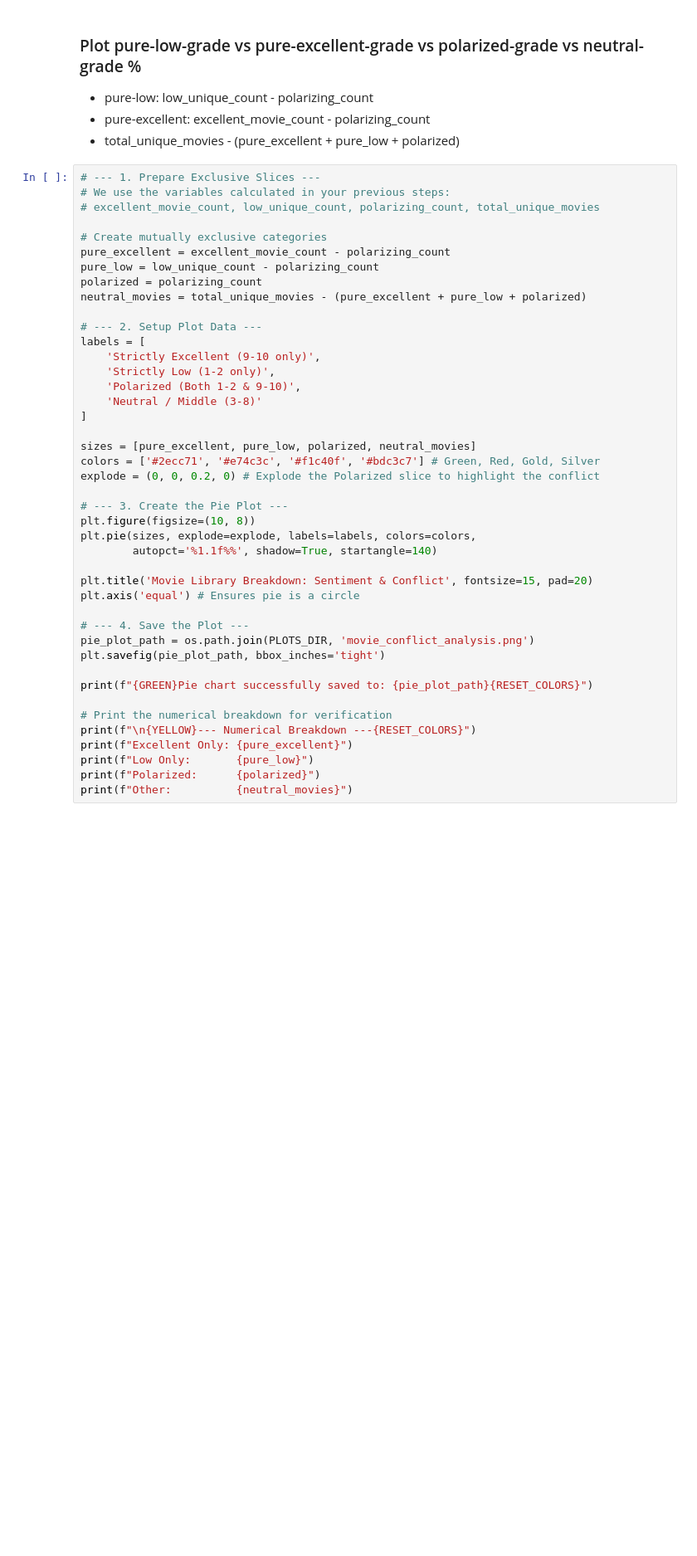
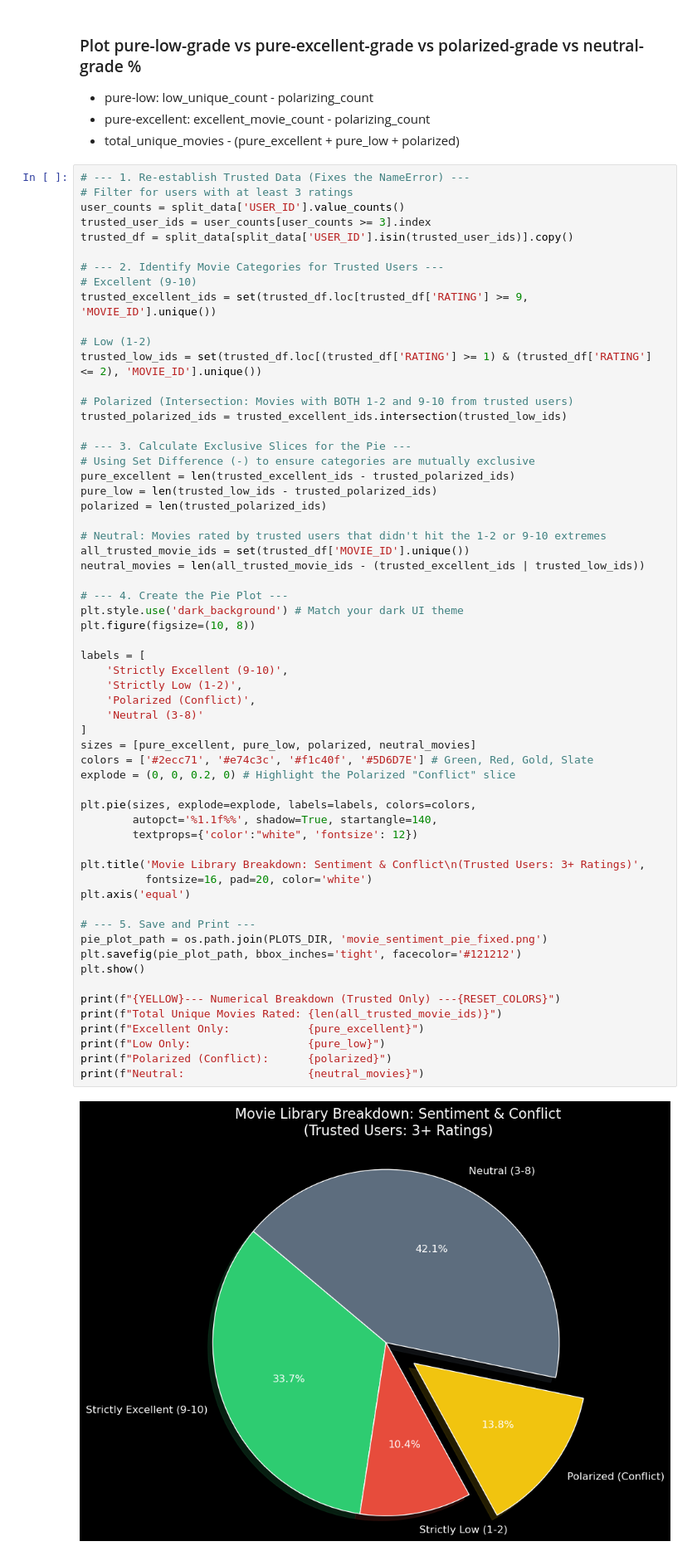
Before and after one commit to GeorgeStyl/Neural-Movie-Clusters, a Jupyter notebook: notebooks/0z_DROPBOX_clustering_and_embeddings.ipynb, the cells around one changed output. Shown at 83% size. Saved outputs shown, nothing was run; the diff lists cells and outputs as text; blank space fills up the shorter version.

```diff
--- a/notebooks/0z_DROPBOX_clustering_and_embeddings.ipynb
+++ b/notebooks/0z_DROPBOX_clustering_and_embeddings.ipynb
@@ -308,45 +283,64 @@ Sample of Polarizing Movie IDs:
 - pure-excellent: excellent_movie_count - polarizing_count
 -  total_unique_movies - (pure_excellent + pure_low + polarized)
 # %%
-# --- 1. Prepare Exclusive Slices ---
-# We use the variables calculated in your previous steps:
-# excellent_movie_count, low_unique_count, polarizing_count, total_unique_movies
+# --- 1. Re-establish Trusted Data (Fixes the NameError) ---
+# Filter for users with at least 3 ratings
+user_counts = split_data['USER_ID'].value_counts()
+trusted_user_ids = user_counts[user_counts >= 3].index
+trusted_df = split_data[split_data['USER_ID'].isin(trusted_user_ids)].copy()
 
-# Create mutually exclusive categories
-pure_excellent = excellent_movie_count - polarizing_count
-pure_low = low_unique_count - polarizing_count
-polarized = polarizing_count
-neutral_movies = total_unique_movies - (pure_excellent + pure_low + polarized)
+# --- 2. Identify Movie Categories for Trusted Users ---
+# Excellent (9-10)
+trusted_excellent_ids = set(trusted_df.loc[trusted_df['RATING'] >= 9, 'MOVIE_ID'].unique())
 
-# --- 2. Setup Plot Data ---
+# Low (1-2)
+trusted_low_ids = set(trusted_df.loc[(trusted_df['RATING'] >= 1) & (trusted_df['RATING'] <= 2), 'MOVIE_ID'].unique())
+
+# Polarized (Intersection: Movies with BOTH 1-2 and 9-10 from trusted users)
+trusted_polarized_ids = trusted_excellent_ids.intersection(trusted_low_ids)
+
+# --- 3. Calculate Exclusive Slices for the Pie ---
+# Using Set Difference (-) to ensure categories are mutually exclusive
+pure_excellent = len(trusted_excellent_ids - trusted_polarized_ids)
+pure_low = len(trusted_low_ids - trusted_polarized_ids)
+polarized = len(trusted_polarized_ids)
+
+# Neutral: Movies rated by trusted users that didn't hit the 1-2 or 9-10 extremes
+all_trusted_movie_ids = set(trusted_df['MOVIE_ID'].unique())
+neutral_movies = len(all_trusted_movie_ids - (trusted_excellent_ids | trusted_low_ids))
+
+# --- 4. Create the Pie Plot ---
+plt.style.use('dark_background') # Match your dark UI theme
+plt.figure(figsize=(10, 8))
+
 labels = [
-    'Strictly Excellent (9-10 only)',
-    'Strictly Low (1-2 only)',
-    'Polarized (Both 1-2 & 9-10)',
-    'Neutral / Middle (3-8)'
+    'Strictly Excellent (9-10)',
+    'Strictly Low (1-2)',
+    'Polarized (Conflict)',
+    'Neutral (3-8)'
 ]
+sizes = [pure_excellent, pure_low, polarized, neutral_movies]
+colors = ['#2ecc71', '#e74c3c', '#f1c40f', '#5D6D7E'] # Green, Red, Gold, Slate
+explode = (0, 0, 0.2, 0) # Highlight the Polarized "Conflict" slice
 
-sizes = [pure_excellent, pure_low, polarized, neutral_movies]
-colors = ['#2ecc71', '#e74c3c', '#f1c40f', '#bdc3c7'] # Green, Red, Gold, Silver
-explode = (0, 0, 0.2, 0) # Explode the Polarized slice to highlight the conflict
+plt.pie(sizes, explode=explode, labels=labels, colors=colors,
+        autopct='%1.1f%%', shadow=True, startangle=140,
+        textprops={'color':"white", 'fontsize': 12})
 
-# --- 3. Create the Pie Plot ---
-plt.figure(figsize=(10, 8))
-plt.pie(sizes, explode=explode, labels=labels, colors=colors,
-        autopct='%1.1f%%', shadow=True, startangle=140)
+plt.title('Movie Library Breakdown: Sentiment & Conflict\n(Trusted Users: 3+ Ratings)',
+          fontsize=16, pad=20, color='white')
+plt.axis('equal')
 
-plt.title('Movie Library Breakdown: Sentiment & Conflict', fontsize=15, pad=20)
-plt.axis('equal') # Ensures pie is a circle
+# --- 5. Save and Print ---
+pie_plot_path = os.path.join(PLOTS_DIR, 'movie_sentiment_pie_fixed.png')
+plt.savefig(pie_plot_path, bbox_inches='tight', facecolor='#121212')
+plt.show()
 
-# --- 4. Save the Plot ---
-pie_plot_path = os.path.join(PLOTS_DIR, 'movie_conflict_analysis.png')
-plt.savefig(pie_plot_path, bbox_inches='tight')
-
-print(f"{GREEN}Pie chart successfully saved to: {pie_plot_path}{RESET_COLORS}")
-
-# Print the numerical breakdown for verification
-print(f"\n{YELLOW}--- Numerical Breakdown ---{RESET_COLORS}")
-print(f"Excellent Only: {pure_excellent}")
-print(f"Low Only:       {pure_low}")
-print(f"Polarized:      {polarized}")
-print(f"Other:          {neutral_movies}")
+print(f"{YELLOW}--- Numerical Breakdown (Trusted Only) ---{RESET_COLORS}")
+print(f"Total Unique Movies Rated: {len(all_trusted_movie_ids)}")
+print(f"Excellent Only:            {pure_excellent}")
+print(f"Low Only:                  {pure_low}")
+print(f"Polarized (Conflict):      {polarized}")
+print(f"Neutral:                   {neutral_movies}")
+# %% [output]
+[figure, added]
```
Also changed, not shown: parts of 16 cells of this notebook.
